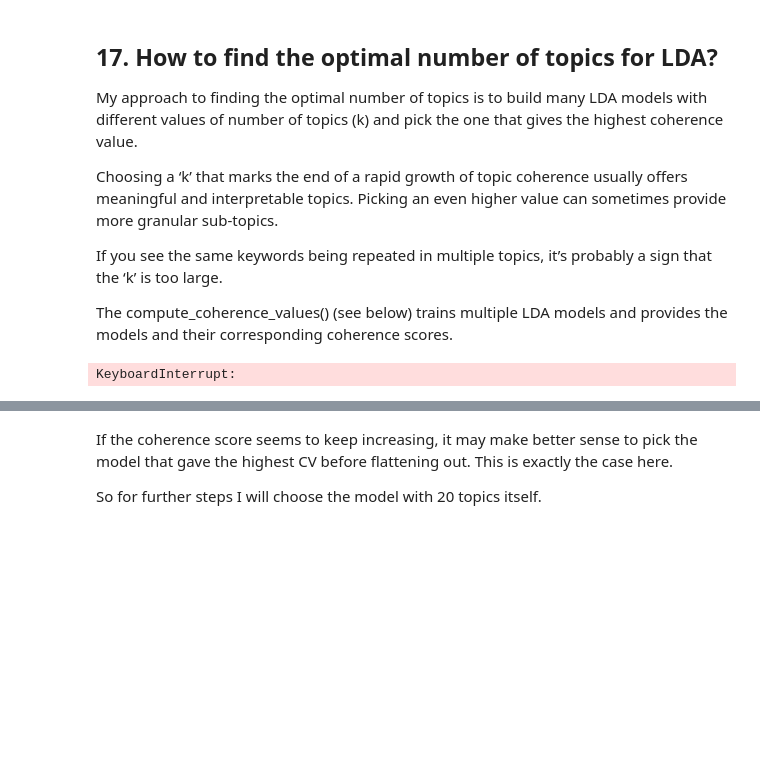
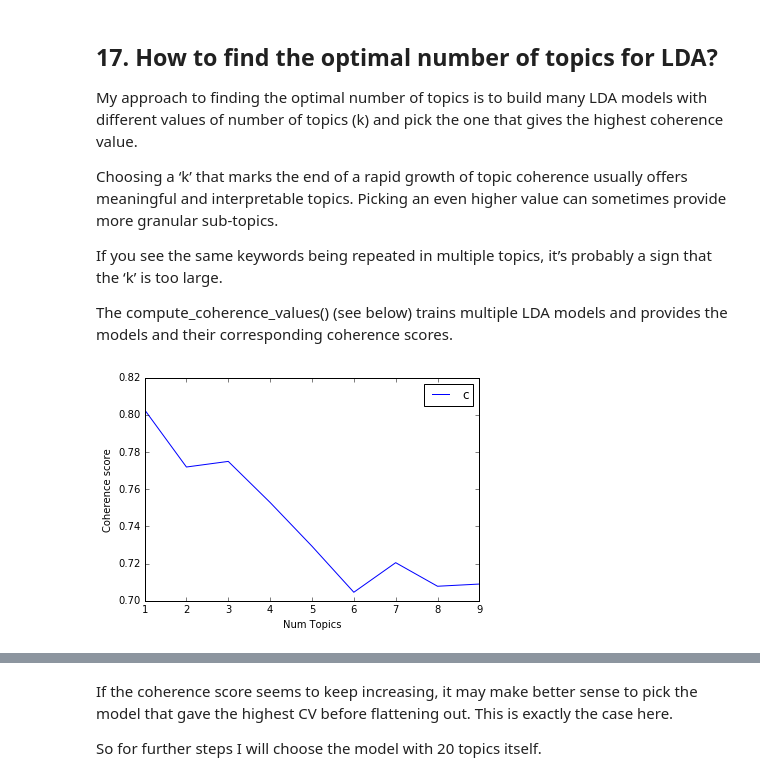
Before and after one commit to cchenzzhong/tw_analysis_london, a Jupyter notebook: notebook/gensim LDA modeling.ipynb, the cells around one changed output, grey strips where cells are left out. Saved outputs shown, nothing was run; the diff lists cells and outputs as text; code cells hidden in the pictures; blank space fills up the shorter version.

```diff
--- a/notebook/gensim LDA modeling.ipynb
+++ b/notebook/gensim LDA modeling.ipynb
@@ -404,5 +348,3 @@ print (sys.stdout)
-# %%
-data = data.values.tolist()
 # %%
 data[1]
 # %% [output]
@@ -419,0 +362,6 @@ print(data_words[:1])
+# %%
+t0 = time()
+data_words = [remove_shortwords(tw_clean) for tw_clean in data_words]
+print("remove_shortwords done in %0.3fs." % (time() - t0))
+
+print(data_words[1])
@@ -745,6 +701,6 @@ os.environ.update({'MALLET_HOME':r'F:/workspace/python/mallet-2.0.8/'})
 # %%
 # Download File: http://mallet.cs.umass.edu/dist/mallet-2.0.8.zip
-mallet_path = 'F:/workspace/python/mallet-2.0.8/bin/mallet' # update this path
+mallet_path = '/Users/chenzhong/mallet-2.0.7/bin/mallet' # update this path
 # %%
 ldamallet = gensim.models.wrappers.LdaMallet(mallet_path, corpus=corpus, num_topics=20, id2word=id2word)
 # %%
@@ -811,18 +767,20 @@ def compute_coherence_values(dictionary, corpus, texts, limit, start=2, step=3):
     return model_list, coherence_values
 # %%
 # Can take a long time to run.
-model_list, coherence_values = compute_coherence_values(dictionary=id2word, corpus=corpus, texts=data_lemmatized, start=5, limit=10, step=1)
+model_list, coherence_values = compute_coherence_values(dictionary=id2word,
+                                                        corpus=corpus, texts=data_lemmatized,
+                                                        start=1, limit=10, step=1)
-# %% [output]
-KeyboardInterrupt:
 # %%
 # Show graph
-limit=40; start=5; step=1;
+limit=10; start=1; step=1;
 x = range(start, limit, step)
 plt.plot(x, coherence_values)
 plt.xlabel("Num Topics")
 plt.ylabel("Coherence score")
 plt.legend(("coherence_values"), loc='best')
 plt.show()
+# %% [output]
+[figure, added]
 # %%
 # Print the coherence scores
 for m, cv in zip(x, coherence_values):
```
Also changed, not shown: parts of 29 cells of this notebook.
